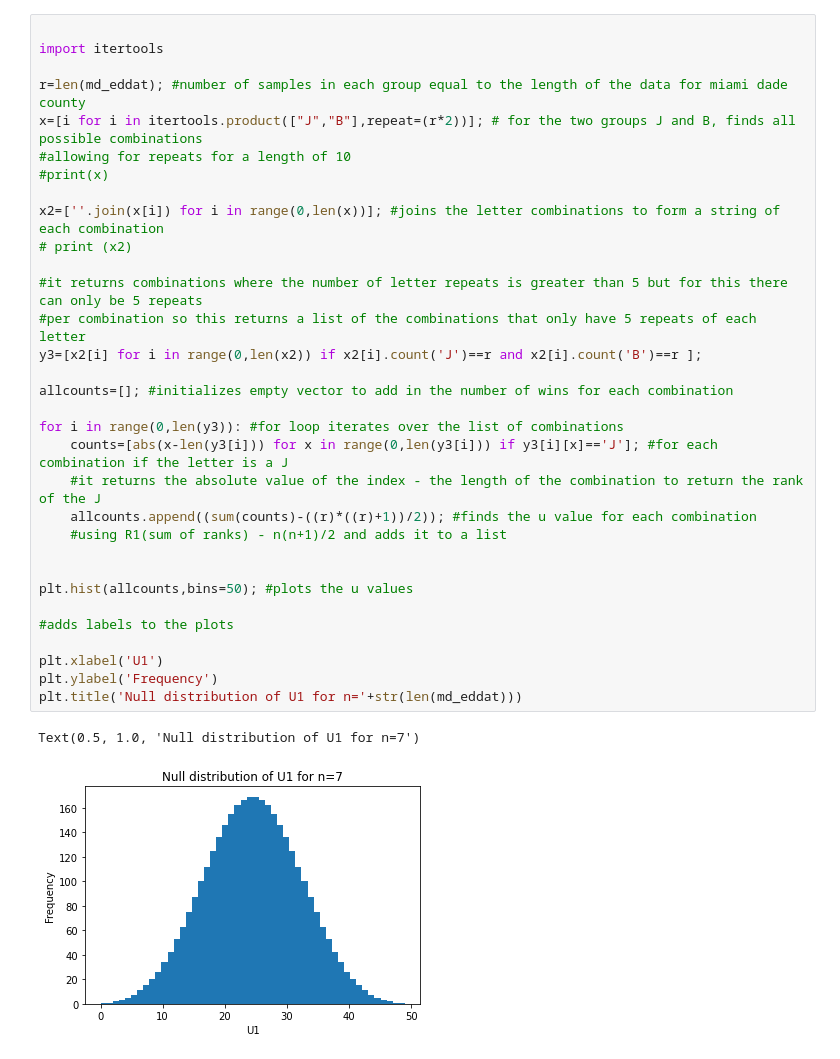
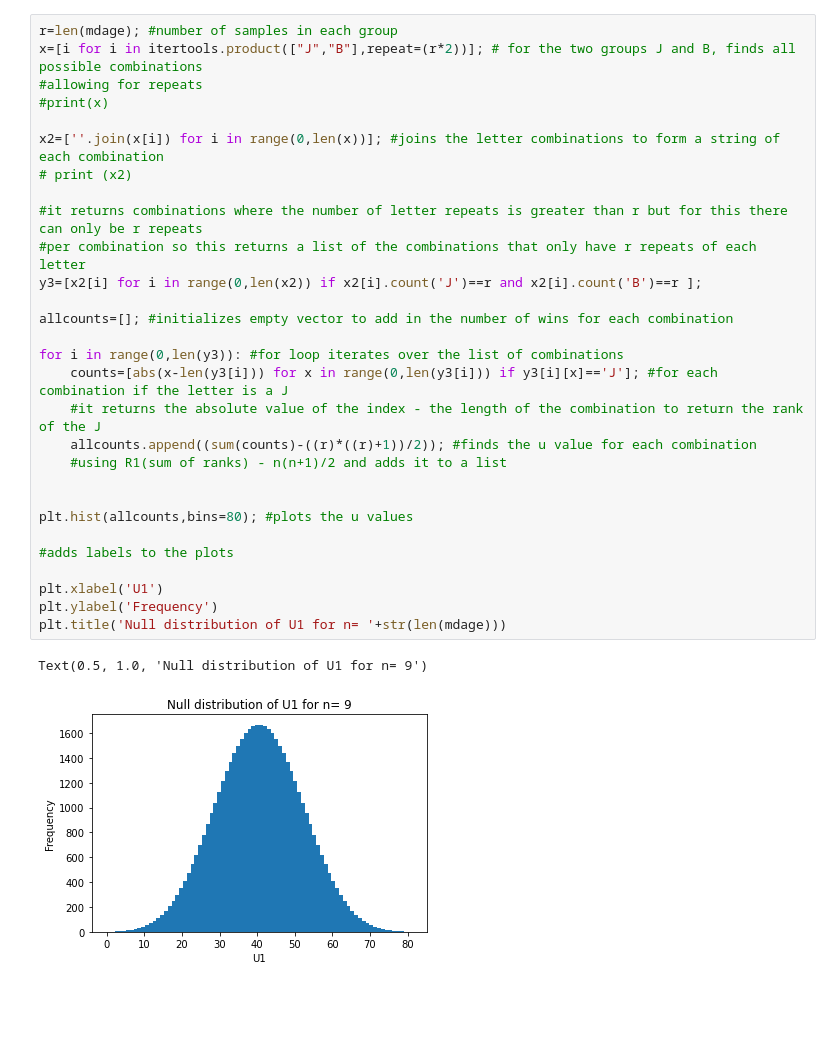
Before and after one commit to traceymoyston/Che2410_Project1, a Jupyter notebook: MoystonTracey_datavisulaisation.ipynb, the cells around one changed output. Saved outputs shown, nothing was run; the diff lists cells and outputs as text; blank space fills up the shorter version.

```diff
--- a/MoystonTracey_datavisulaisation.ipynb
+++ b/MoystonTracey_datavisulaisation.ipynb
@@ -113,36 +256,33 @@ print(sum(mon_eddat))
 # %%
-
-import itertools
-
-r=len(md_eddat); #number of samples in each group equal to the length of the data for miami dade county
+r=len(mdage); #number of samples in each group
 x=[i for i in itertools.product(["J","B"],repeat=(r*2))]; # for the two groups J and B, finds all possible combinations
-#allowing for repeats for a length of 10
+#allowing for repeats
 #print(x)
 
 x2=[''.join(x[i]) for i in range(0,len(x))]; #joins the letter combinations to form a string of each combination
 # print (x2)
 
-#it returns combinations where the number of letter repeats is greater than 5 but for this there can only be 5 repeats
-#per combination so this returns a list of the combinations that only have 5 repeats of each letter
+#it returns combinations where the number of letter repeats is greater than r but for this there can only be r repeats
+#per combination so this returns a list of the combinations that only have r repeats of each letter
 y3=[x2[i] for i in range(0,len(x2)) if x2[i].count('J')==r and x2[i].count('B')==r ];
 
 allcounts=[]; #initializes empty vector to add in the number of wins for each combination
 
 for i in range(0,len(y3)): #for loop iterates over the list of combinations
     counts=[abs(x-len(y3[i])) for x in range(0,len(y3[i])) if y3[i][x]=='J']; #for each combination if the letter is a J
     #it returns the absolute value of the index - the length of the combination to return the rank of the J
     allcounts.append((sum(counts)-((r)*((r)+1))/2)); #finds the u value for each combination
     #using R1(sum of ranks) - n(n+1)/2 and adds it to a list
 
 
-plt.hist(allcounts,bins=50); #plots the u values
+plt.hist(allcounts,bins=80); #plots the u values
 
 #adds labels to the plots
 
 plt.xlabel('U1')
 plt.ylabel('Frequency')
-plt.title('Null distribution of U1 for n='+str(len(md_eddat)))
+plt.title('Null distribution of U1 for n= '+str(len(mdage)))
 # %% [output]
-Text(0.5, 1.0, 'Null distribution of U1 for n=7')
+Text(0.5, 1.0, 'Null distribution of U1 for n= 9')
-[figure, old version]
+[figure, new version]
 # %%
```
Also changed, not shown: parts of 19 cells of this notebook.
